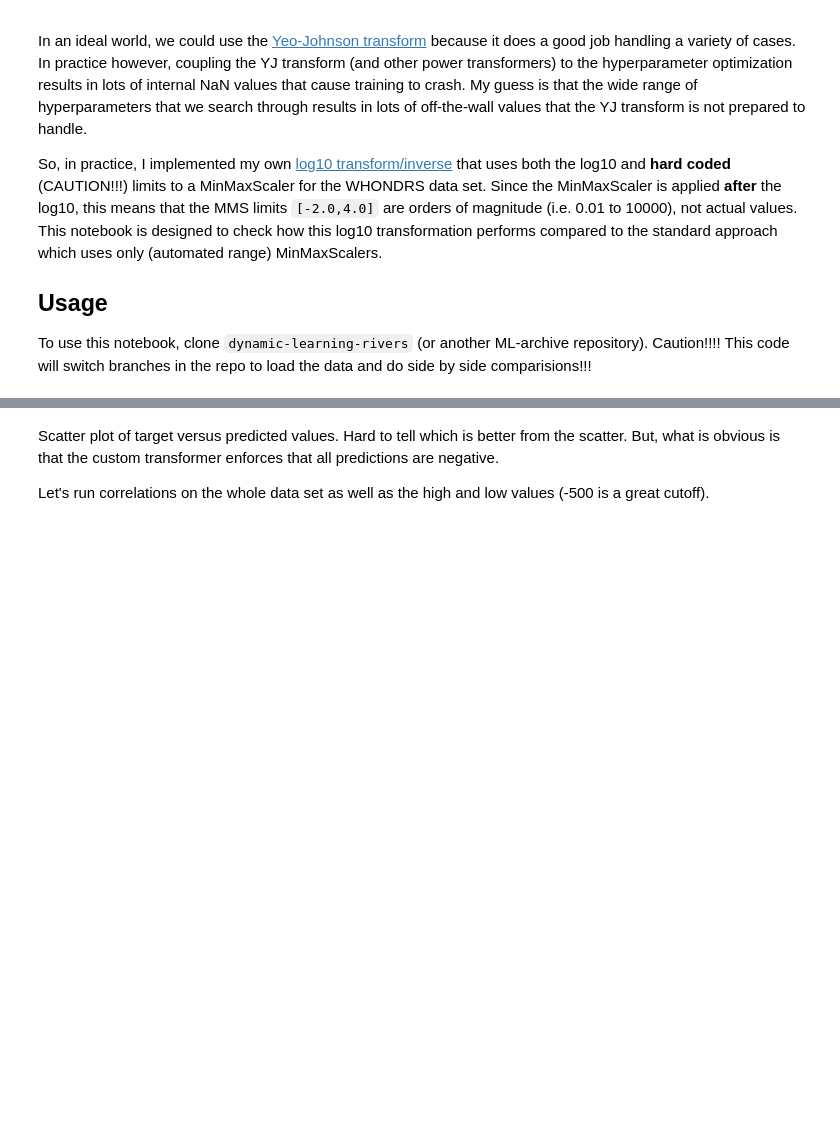
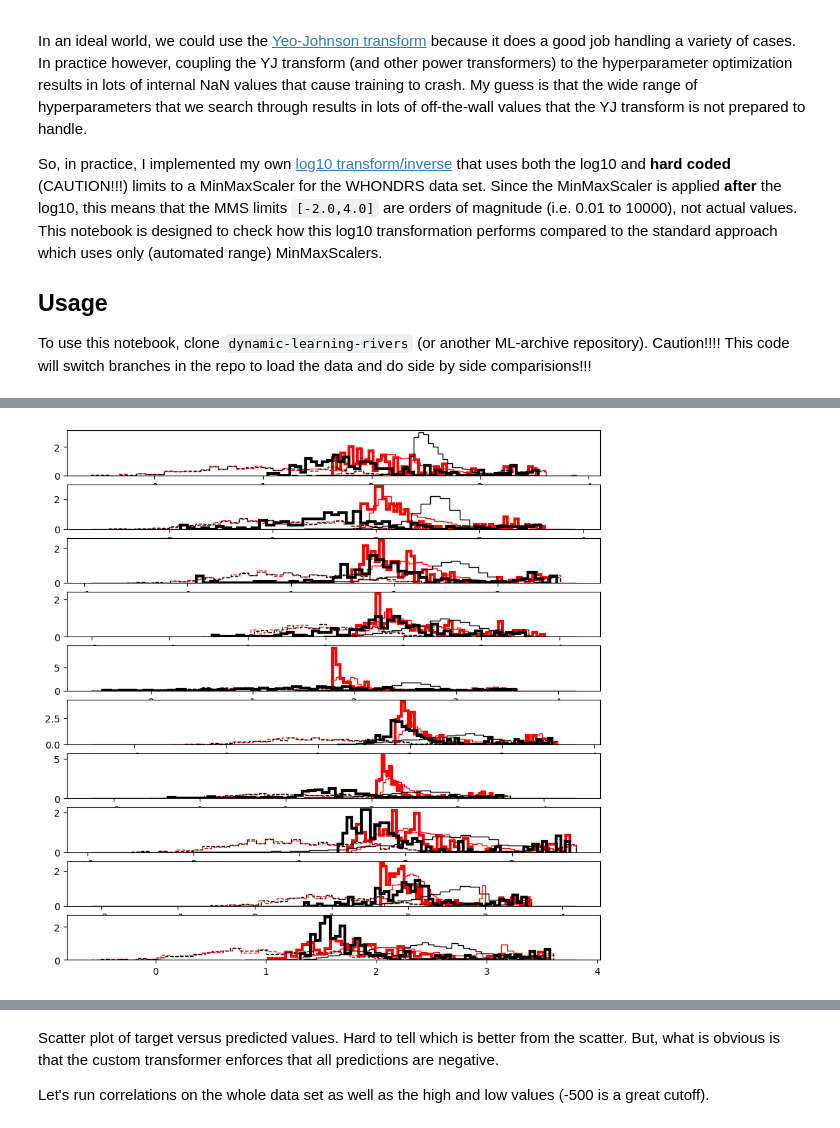
Before and after one commit to parallelworks/dynamic-learning-rivers, a Jupyter notebook: examples/log10_or_not_log10.ipynb, the cells around one changed output, grey strips where cells are left out. Saved outputs shown, nothing was run; the diff lists cells and outputs as text; code cells hidden in the pictures; blank space fills up the shorter version.

Commit message:
Update log10 analysis to show target and predict hist side-by-side

```diff
--- a/examples/log10_or_not_log10.ipynb
+++ b/examples/log10_or_not_log10.ipynb
@@ -25,14 +21,84 @@ Your branch is up to date with 'origin/test-y2023m09-w-log'.
 # %%
+#!cd /pw/dev/dynamic-learning-rivers; git checkout test-y2023m09-w-log
+!cd /pw/dev/dynamic-learning-rivers; git checkout Oct-2023-log10
+
 # Load the first superlearner to initialize storage
 train_target_w_log = pd.read_csv('/pw/dev/dynamic-learning-rivers/ml_models/sl_0/sl_scatter_train.csv')
 test_target_w_log = pd.read_csv('/pw/dev/dynamic-learning-rivers/ml_models/sl_0/sl_scatter_test.csv')
+predict_output_w_log = pd.read_csv("/pw/dev/dynamic-learning-rivers/ml_models/sl_0/sl_predictions.csv")
+predict_output_w_log_sl_0 = predict_output_w_log
+predict_output_w_log_CONUS = pd.read_csv("/pw/dev/dynamic-learning-rivers/output_data/filtered_predict_output.csv")
+
+# Start a figure for plotting histograms
+fig, ax = plt.subplots(10,1,figsize=(10,10))
+n, bins, patches = ax[0].hist(
+    np.log10(np.abs(predict_output_w_log['Normalized_Respiration_Rate_mg_DO_per_H_per_L_sediment'])),
+    num_bins, density=True, histtype="step", linestyle=('solid'), color=('r'))
+n, bins, patches = ax[0].hist(
+    np.log10(np.abs(train_target_w_log['target'])),
+    num_bins, density=True, histtype="step", linestyle=('dashed'), color=('r'))
+n, bins, patches = ax[0].hist(
+    np.log10(np.abs(test_target_w_log['predicted'])),
+    num_bins, density=True, histtype="step", linestyle=('solid'), color=('r'), linewidth=3)
 
 # Loop over each SuperLearner (start counting with 1 since already loaded 0)
 for ll in np.linspace(1,num_sl-1,num_sl-1):
-    print(ll)
     train = pd.read_csv('/pw/dev/dynamic-learning-rivers/ml_models/sl_'+str(int(ll))+'/sl_scatter_train.csv')
     test = pd.read_csv('/pw/dev/dynamic-learning-rivers/ml_models/sl_'+str(int(ll))+'/sl_scatter_test.csv')
+    predict = pd.read_csv('/pw/dev/dynamic-learning-rivers/ml_models/sl_'+str(int(ll))+'/sl_predictions.csv')
 
     train_target_w_log = pd.concat([train_target_w_log, train])
     test_target_w_log = pd.concat([test_target_w_log, test])
+    predict_output_w_log = pd.concat([predict_output_w_log, predict])
+
+    n, bins, patches = ax[int(ll)].hist(
+        np.log10(np.abs(predict['Normalized_Respiration_Rate_mg_DO_per_H_per_L_sediment'])),
+        num_bins, density=True, histtype="step", linestyle=('solid'), color=('r'))
+    n, bins, patches = ax[int(ll)].hist(
+        np.log10(np.abs(train['target'])),
+        num_bins, density=True, histtype="step", linestyle=('dashed'), color=('r'))
+    n, bins, patches = ax[int(ll)].hist(
+        np.log10(np.abs(test['predicted'])),
+        num_bins, density=True, histtype="step", linestyle=('solid'), color=('r'), linewidth=3)
+
+
+#!cd /pw/dev/dynamic-learning-rivers; git checkout test-y2023m09-w-log
+!cd /pw/dev/dynamic-learning-rivers; git checkout Oct-2023
+
+# Load the first superlearner to initialize storage
+train_target_n_log = pd.read_csv('/pw/dev/dynamic-learning-rivers/ml_models/sl_0/sl_scatter_train.csv')
+test_target_n_log = pd.read_csv('/pw/dev/dynamic-learning-rivers/ml_models/sl_0/sl_scatter_test.csv')
+predict_output_n_log = pd.read_csv("/pw/dev/dynamic-learning-rivers/ml_models/sl_0/sl_predictions.csv")
+predict_output_n_log_sl_0 = predict_output_n_log
+predict_output_n_log_CONUS = pd.read_csv("/pw/dev/dynamic-learning-rivers/output_data/filtered_predict_output.csv")
+
+n, bins, patches = ax[0].hist(
+    np.log10(np.abs(predict_output_n_log['Normalized_Respiration_Rate_mg_DO_per_H_per_L_sediment'])),
+    num_bins, density=True, histtype="step", linestyle=('solid'), color=('k'))
+n, bins, patches = ax[0].hist(
+    np.log10(np.abs(train_target_n_log['target'])),
+    num_bins, density=True, histtype="step", linestyle=('dashed'), color=('k'))
+n, bins, patches = ax[0].hist(
+    np.log10(np.abs(test_target_n_log['predicted'])),
+    num_bins, density=True, histtype="step", linestyle=('solid'), color=('k'), linewidth=3)
+
+# Loop over each SuperLearner (start counting with 1 since already loaded 0)
+for ll in np.linspace(1,num_sl-1,num_sl-1):
+    train = pd.read_csv('/pw/dev/dynamic-learning-rivers/ml_models/sl_'+str(int(ll))+'/sl_scatter_train.csv')
+    test = pd.read_csv('/pw/dev/dynamic-learning-rivers/ml_models/sl_'+str(int(ll))+'/sl_scatter_test.csv')
+    predict = pd.read_csv('/pw/dev/dynamic-learning-rivers/ml_models/sl_'+str(int(ll))+'/sl_predictions.csv')
+
+    train_target_n_log = pd.concat([train_target_n_log, train])
+    test_target_n_log = pd.concat([test_target_n_log, test])
+    predict_output_n_log = pd.concat([predict_output_n_log, predict])
+
+    n, bins, patches = ax[int(ll)].hist(
+        np.log10(np.abs(predict['Normalized_Respiration_Rate_mg_DO_per_H_per_L_sediment'])),
+        num_bins, density=True, histtype="step", linestyle=('solid'), color=('k'))
+    n, bins, patches = ax[int(ll)].hist(
+        np.log10(np.abs(train['target'])),
+        num_bins, density=True, histtype="step", linestyle=('dashed'), color=('k'))
+    n, bins, patches = ax[int(ll)].hist(
+        np.log10(np.abs(test['predicted'])),
+        num_bins, density=True, histtype="step", linestyle=('solid'), color=('k'), linewidth=3)
 # %% [output]
@@ -48 +111,2 @@ for ll in np.linspace(1,num_sl-1,num_sl-1):
+[figure, added]
 # %%
```
Also changed, not shown: parts of 9 cells of this notebook.
